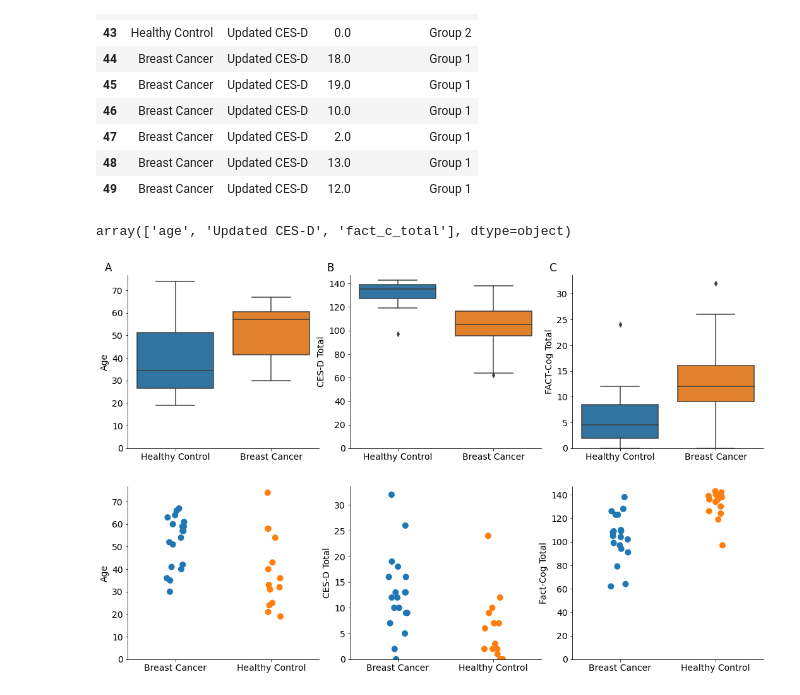
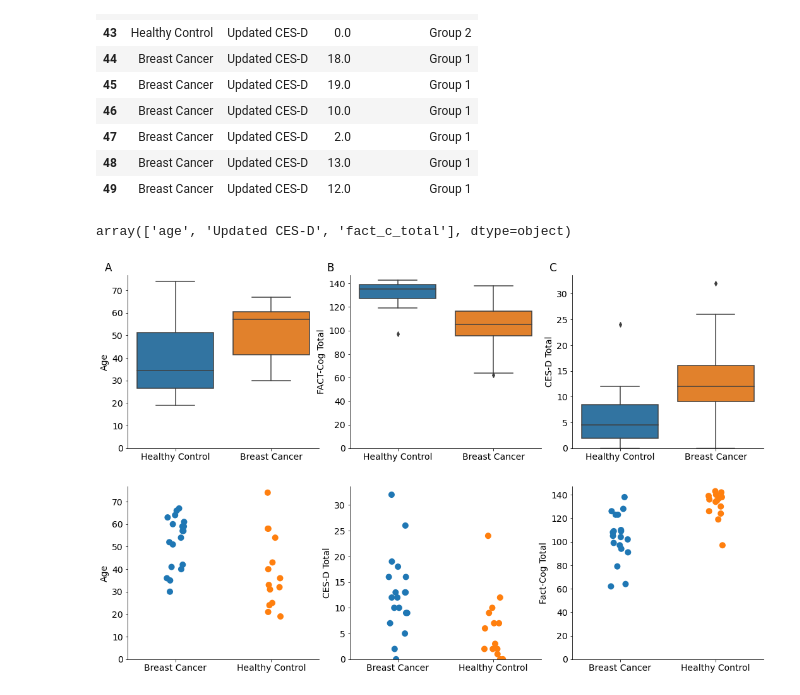
Before and after one commit to sterrettJD/Chemobrain, a Jupyter notebook: Final figs and additional analyses.ipynb, the cells around one changed output. Cells and saved outputs as stored; diff of their text form; code cells hidden in the pictures.

```diff
--- a/Final figs and additional analyses.ipynb
+++ b/Final figs and additional analyses.ipynb
@@ -278,46 +278,46 @@ melted_demo.iloc[40:50]
 | 47 | Breast Cancer | Updated CES-D | 2.0 | Group 1 |
 | 48 | Breast Cancer | Updated CES-D | 13.0 | Group 1 |
 | 49 | Breast Cancer | Updated CES-D | 12.0 | Group 1 |
-# %%
-melted_demo["variable"].unique()
-# %% [output]
-array(['age', 'Updated CES-D', 'fact_c_total'], dtype=object)
+# %%
+melted_demo["variable"].unique()
+# %% [output]
+array(['age', 'Updated CES-D', 'fact_c_total'], dtype=object)
 # %%
 import matplotlib
 # %%
 font = {'size'   : 14}
 
 matplotlib.rc('font', **font)
 
 g = sns.catplot(x="Chemotherapy",
             y="value",
             data=melted_demo,
             col="variable",
             kind="box",
             palette=["tab:blue", "tab:orange"],
             sharey=False,
             order=["Healthy Control", "Breast Cancer"],
             col_order=["age", "fact_c_total", "Updated CES-D"])
 
 
 g.axes.flatten()[0].set_ylabel("Age")
-g.axes.flatten()[1].set_ylabel("CES-D Total")
-g.axes.flatten()[2].set_ylabel("FACT-Cog Total")
+g.axes.flatten()[1].set_ylabel("FACT-Cog Total")
+g.axes.flatten()[2].set_ylabel("CES-D Total")
 
 g.axes.flatten()[0].set_title("A",x=-0.1)
 g.axes.flatten()[1].set_title("B",x=-0.1)
 g.axes.flatten()[2].set_title("C",x=-0.1)
 
 for ax in g.axes.flatten():
     #ax.set_title("")
     ax.set_ylim(0,)
     ax.set_xlabel("")
 
 plt.savefig("reanalysis-2/Figures/age-cesd-fact-boxplots.pdf")
 plt.savefig("reanalysis-2/Figures/age-cesd-fact-boxplots.png")
 plt.show()
 # %% [output]
-[figure, old version]
+[figure, new version]
 # %%
 g = sns.catplot(x="Chemotherapy",
             y="value",
```
Also changed, not shown: parts of 6 cells of this notebook.
